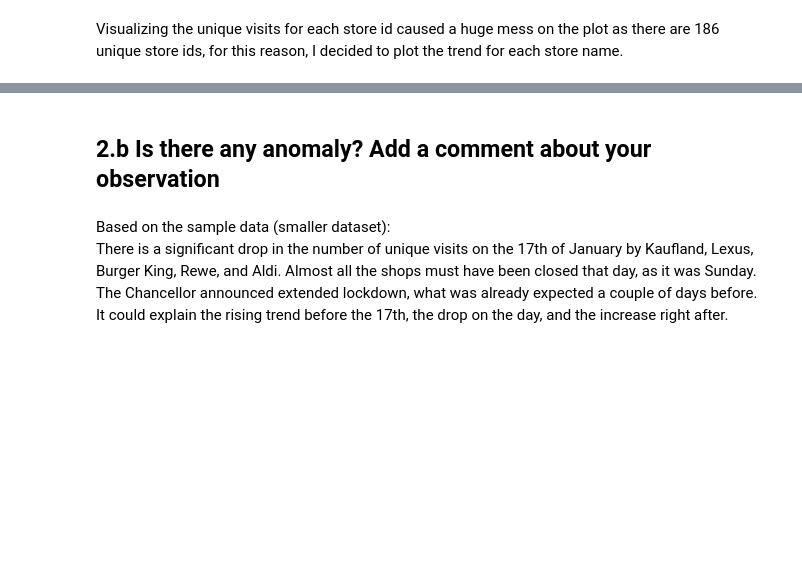
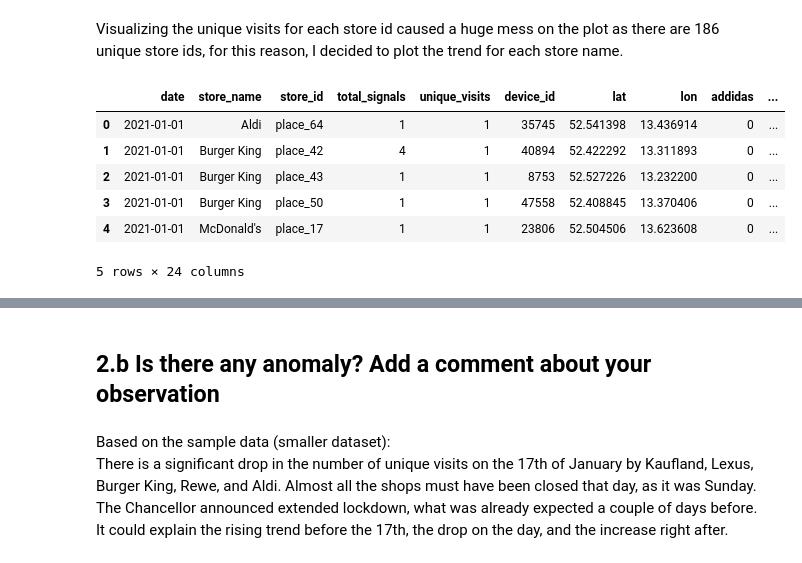
Before and after one commit to robertbozsik/gps-da-adsquare, a Jupyter notebook: notebooks/plot.ipynb, the cells around one changed output, grey strips where cells are left out. Drawn from its saved outputs; the diff is of its cells as text; code cells hidden in the pictures; blank space fills up the shorter version.

```diff
--- a/notebooks/plot.ipynb
+++ b/notebooks/plot.ipynb
@@ -39,3 +39,13 @@ Visualizing the unique visits for each store id caused a huge mess on the plot a
 # %%
 # save the plot
 sns_plot.figure.savefig("../out_data/trend_of_unique_visits.png")
+# %%
+final_df.head()
+# %% [output]
+|  | date | store_name | store_id | total_signals | unique_visits | device_id | lat | lon | addidas | ... |
+| 0 | 2021-01-01 | Aldi | place_64 | 1 | 1 | 35745 | 52.541398 | 13.436914 | 0 | ... |
+| 1 | 2021-01-01 | Burger King | place_42 | 4 | 1 | 40894 | 52.422292 | 13.311893 | 0 | ... |
+| 2 | 2021-01-01 | Burger King | place_43 | 1 | 1 | 8753 | 52.527226 | 13.232200 | 0 | ... |
+| 3 | 2021-01-01 | Burger King | place_50 | 1 | 1 | 47558 | 52.408845 | 13.370406 | 0 | ... |
+| 4 | 2021-01-01 | McDonald's | place_17 | 1 | 1 | 23806 | 52.504506 | 13.623608 | 0 | ... |
+5 rows × 24 columns
```
Also changed, not shown: parts of 7 cells of this notebook, 9 other files.
